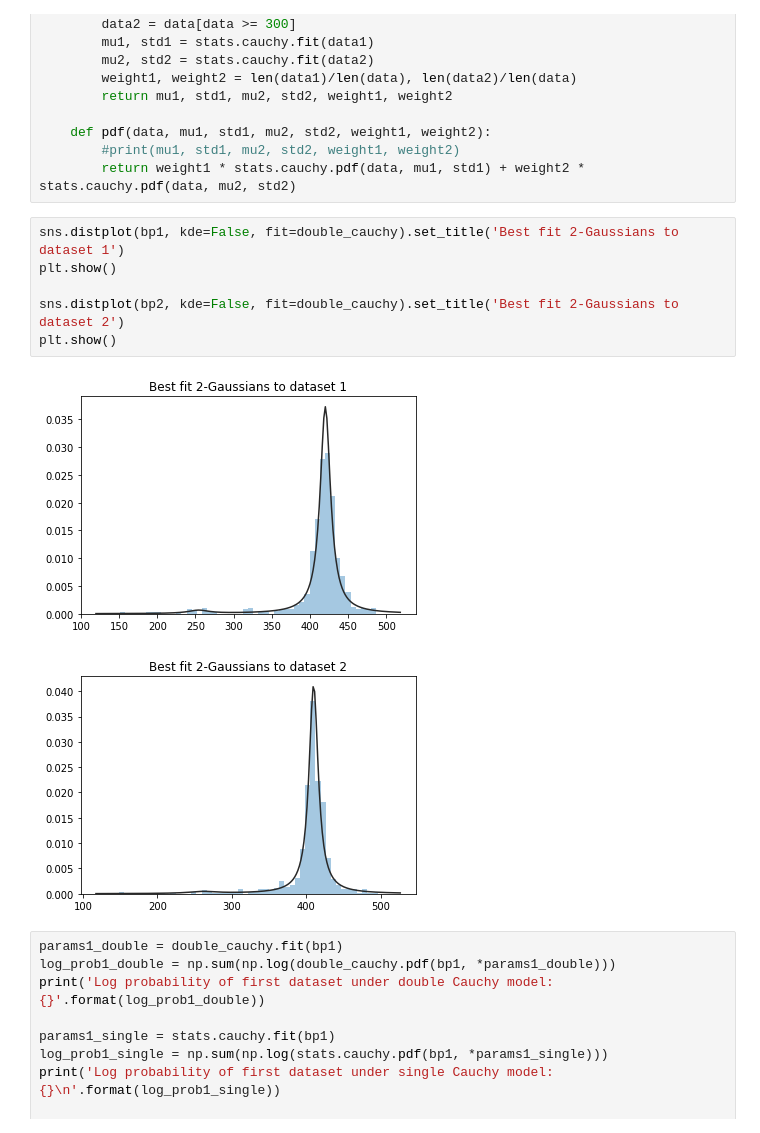
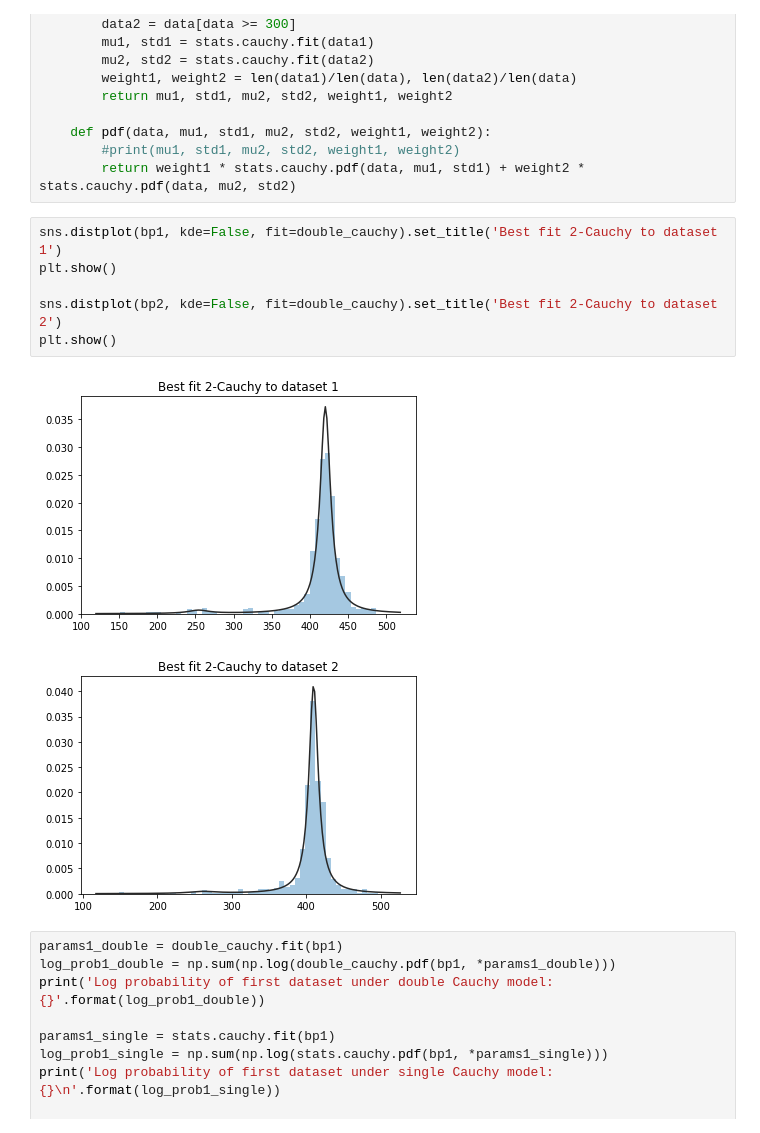
Before and after one commit to kolchinski/1000_PCR_analysis, a Jupyter notebook: Final_analysis.ipynb, the cells around one changed output. Cells and saved outputs as stored; diff of their text form.

```diff
--- a/Final_analysis.ipynb
+++ b/Final_analysis.ipynb
@@ -47,14 +47,14 @@ class double_cauchy:
         #print(mu1, std1, mu2, std2, weight1, weight2)
         return weight1 * stats.cauchy.pdf(data, mu1, std1) + weight2 * stats.cauchy.pdf(data, mu2, std2)
 # %%
-sns.distplot(bp1, kde=False, fit=double_cauchy).set_title('Best fit 2-Gaussians to dataset 1')
+sns.distplot(bp1, kde=False, fit=double_cauchy).set_title('Best fit 2-Cauchy to dataset 1')
 plt.show()
 
-sns.distplot(bp2, kde=False, fit=double_cauchy).set_title('Best fit 2-Gaussians to dataset 2')
+sns.distplot(bp2, kde=False, fit=double_cauchy).set_title('Best fit 2-Cauchy to dataset 2')
 plt.show()
 # %% [output]
-[figure, old version]
+[figure, new version]
-[figure, old version]
+[figure, new version]
 # %%
 params1_double = double_cauchy.fit(bp1)
 log_prob1_double = np.sum(np.log(double_cauchy.pdf(bp1, *params1_double)))
```
